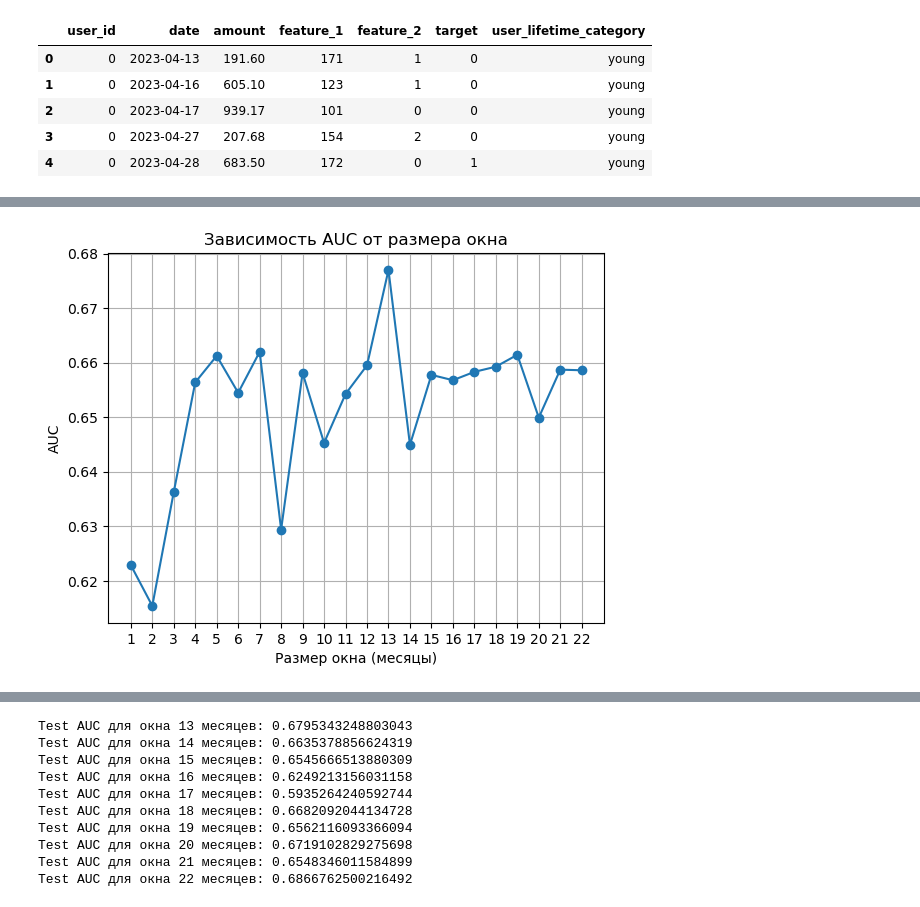
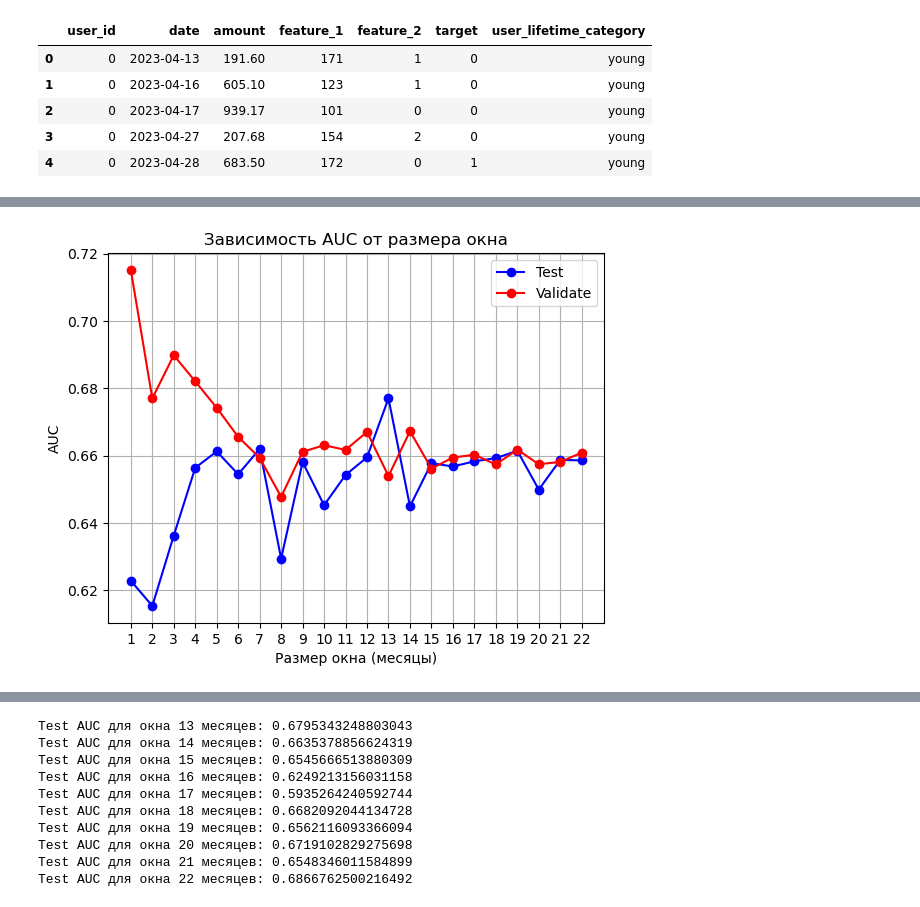
Before and after one commit to PavelShunkevich/articles, a Jupyter notebook: model_quality_monitoring/code_for_article.ipynb, the cells around one changed output, grey strips where cells are left out. Saved outputs shown, nothing was run; the diff lists cells and outputs as text; code cells hidden in the pictures.

Commit message:
work with model_quality_monitoring article

```diff
--- a/model_quality_monitoring/code_for_article.ipynb
+++ b/model_quality_monitoring/code_for_article.ipynb
@@ -189,27 +195,37 @@ def find_optimal_data_window(df, date_column, target_column, window_sizes=None,
     if window_sizes is None:
         window_sizes = range(1,23)
 
-    results = {}
+    results_val = {}
+    results_test = {}
     for window in window_sizes:
         cutoff_date = df[date_column].max() - pd.DateOffset(months=window)
         truncated_df = df[df[date_column] >= cutoff_date].copy()
 
         if len(truncated_df) == 0:
             print(f"Предупреждение: Нет данных для окна {window} месяцев. Пропускаем.")
-            results[window] = -np.inf
+            results_val[f'{window}'] = -np.inf
+            results_test[f'{window}'] = -np.inf
             continue
 
         try:
-            auc, trained_model = train_and_evaluate(truncated_df, target_column, cat_features=cat_features)
-            results[window] = auc
-            print(f"Test AUC для окна {window} месяцев: {auc}")
+            auc_val, auc_test, trained_model = train_and_evaluate(truncated_df, target_column, cat_features=cat_features)
+            results_val[f'{window}'] = auc_val
+            results_test[f'{window}'] = auc_test
+            print(f"Test AUC для окна {window} месяцев: {auc_test}")
         except Exception as e:
             print(f"Ошибка при обучении модели для окна {window} месяцев: {e}")
-            results[window] = -np.inf
+            results_val[f'{window}'] = -np.inf
+            results_test[f'{window}'] = -np.inf
 
-    best_window = max(results, key=results.get)
-    best_auc = results[best_window]
+    best_window = max(results_test, key=results_test.get)
+    best_auc = results_test[best_window]
 
     print(f"\nЛучший размер окна: {best_window} месяцев с AUC: {best_auc}")
 
-    return best_window, best_auc, best_model, results
+    return best_window, best_auc, results_test, results_val
+
+# Определяем категориальные признаки
+categorical_features = ['feature_2','user_lifetime_category']
+
+# Запускаем поиск оптимального окна
+best_window, best_auc,  results_test, results_val = find_optimal_data_window(df, 'date','target', cat_features=categorical_features)
@@ -240,14 +250,19 @@ Test AUC для окна 22 месяцев: 0.6586111111111111
 # %%
-# Визуализация (остается без изменений)
-window_sizes = list(all_results.keys())
-auc_scores = list(all_results.values())
+# Визуализация
+def create_plot_auc(results: dict, color:str, label:str):
+    """Создает линейный график зависимости AUC от размера окна"""
+    window_sizes = list(results.keys())
+    auc_scores = list(results.values())
+    plt.plot(window_sizes, auc_scores, marker='o', color=color, label=label)
 
-plt.plot(window_sizes, auc_scores, marker='o')
+create_plot_auc(results_test, 'blue','Test')
+create_plot_auc(results_val, 'red', 'Validate')
 plt.xlabel("Размер окна (месяцы)")
 plt.ylabel("AUC")
 plt.title("Зависимость AUC от размера окна")
 plt.xticks(window_sizes)
 plt.grid(True)
+plt.legend()
 plt.show()
 # %% [output]
-[figure, old version]
+[figure, new version]
```
Also changed, not shown: parts of 21 cells of this notebook, 4 other files.
